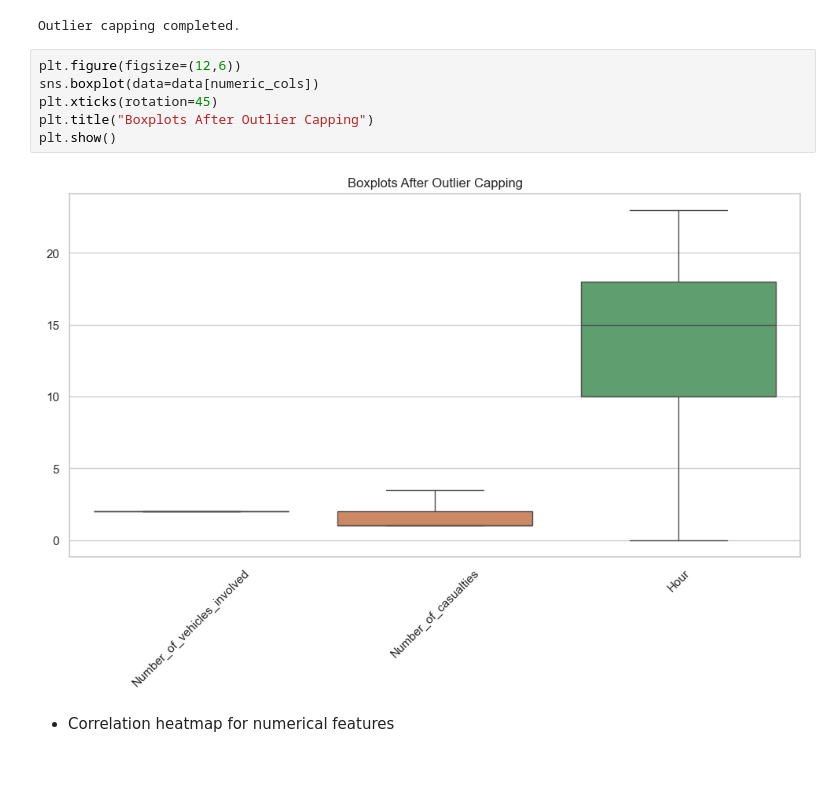
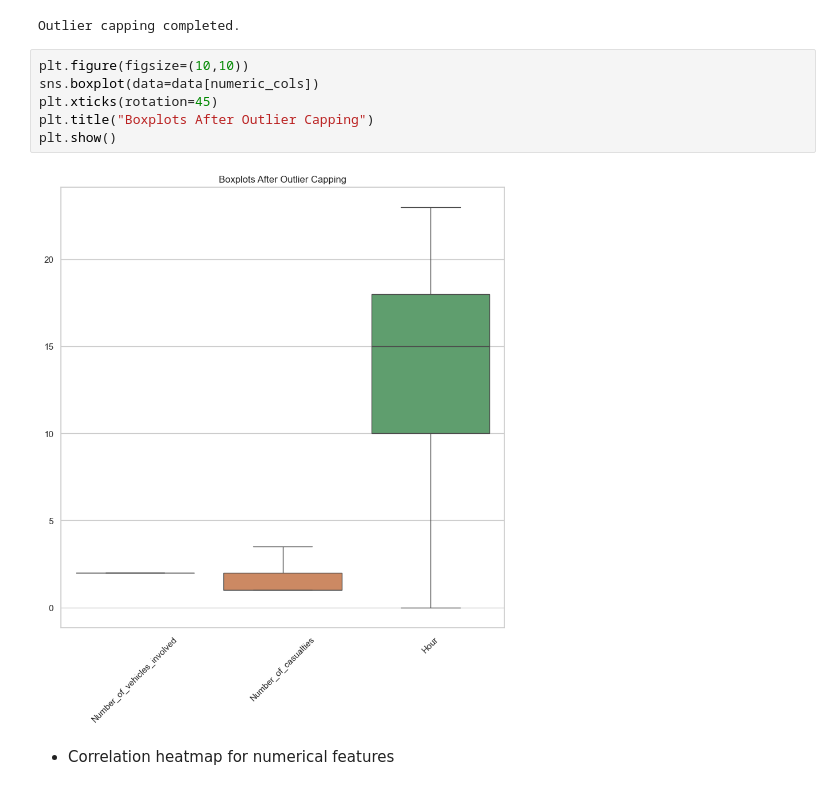
Before and after one commit to Agumekenneth/AI-Exam-Project, a Jupyter notebook: Exam project/exam.ipynb, the cells around one changed output. Saved outputs shown, nothing was run; the diff lists cells and outputs as text.

```diff
--- a/Exam project/exam.ipynb
+++ b/Exam project/exam.ipynb
@@ -184,13 +184,13 @@ print("Outlier capping completed.")
 # %% [output]
 Outlier capping completed.
 # %%
-plt.figure(figsize=(12,6))
+plt.figure(figsize=(10,10))
 sns.boxplot(data=data[numeric_cols])
 plt.xticks(rotation=45)
 plt.title("Boxplots After Outlier Capping")
 plt.show()
 # %% [output]
-[figure, old version]
+[figure, new version]
 # %% [markdown]
 - Correlation heatmap for numerical features
 # %%
```
